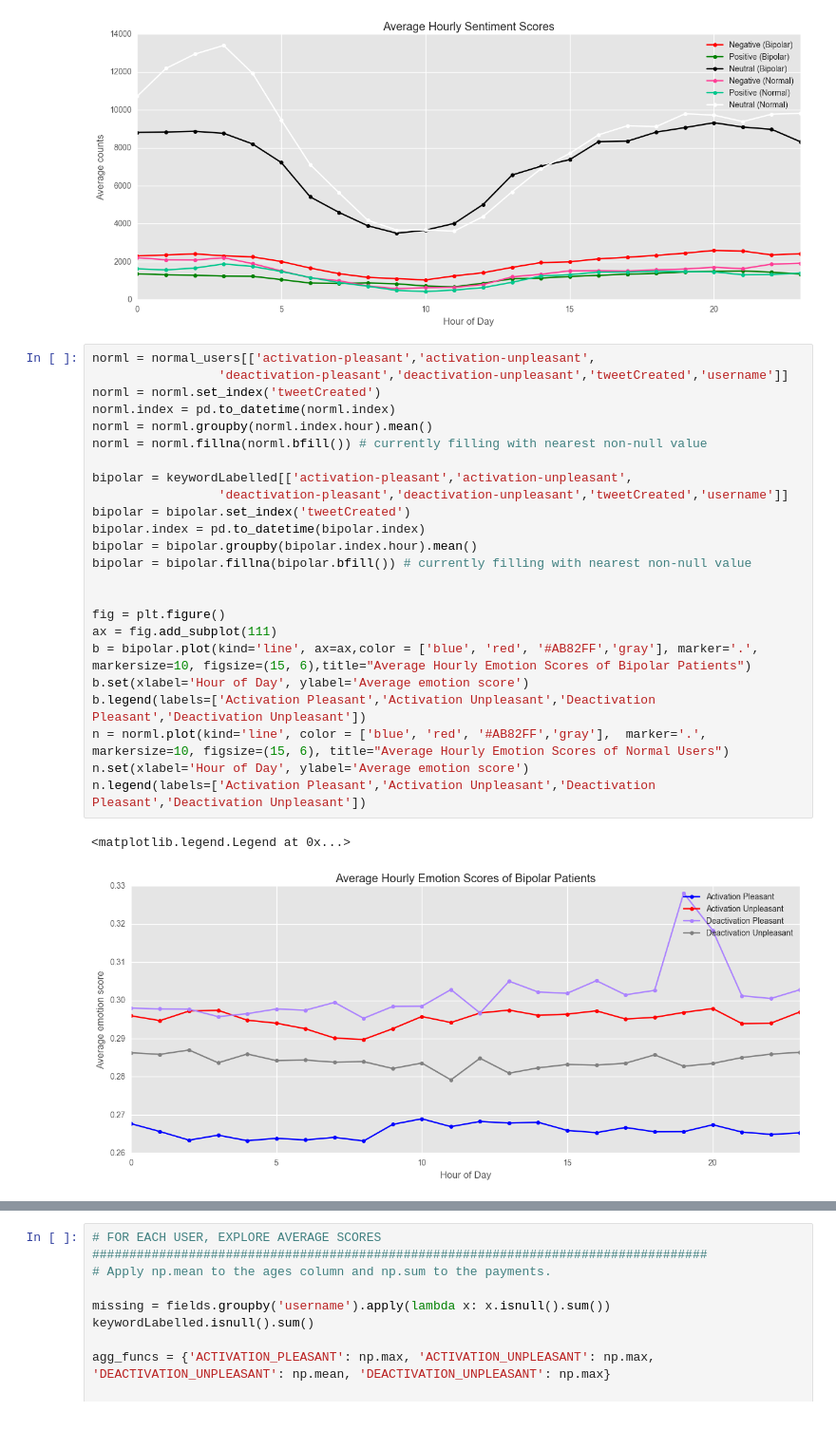
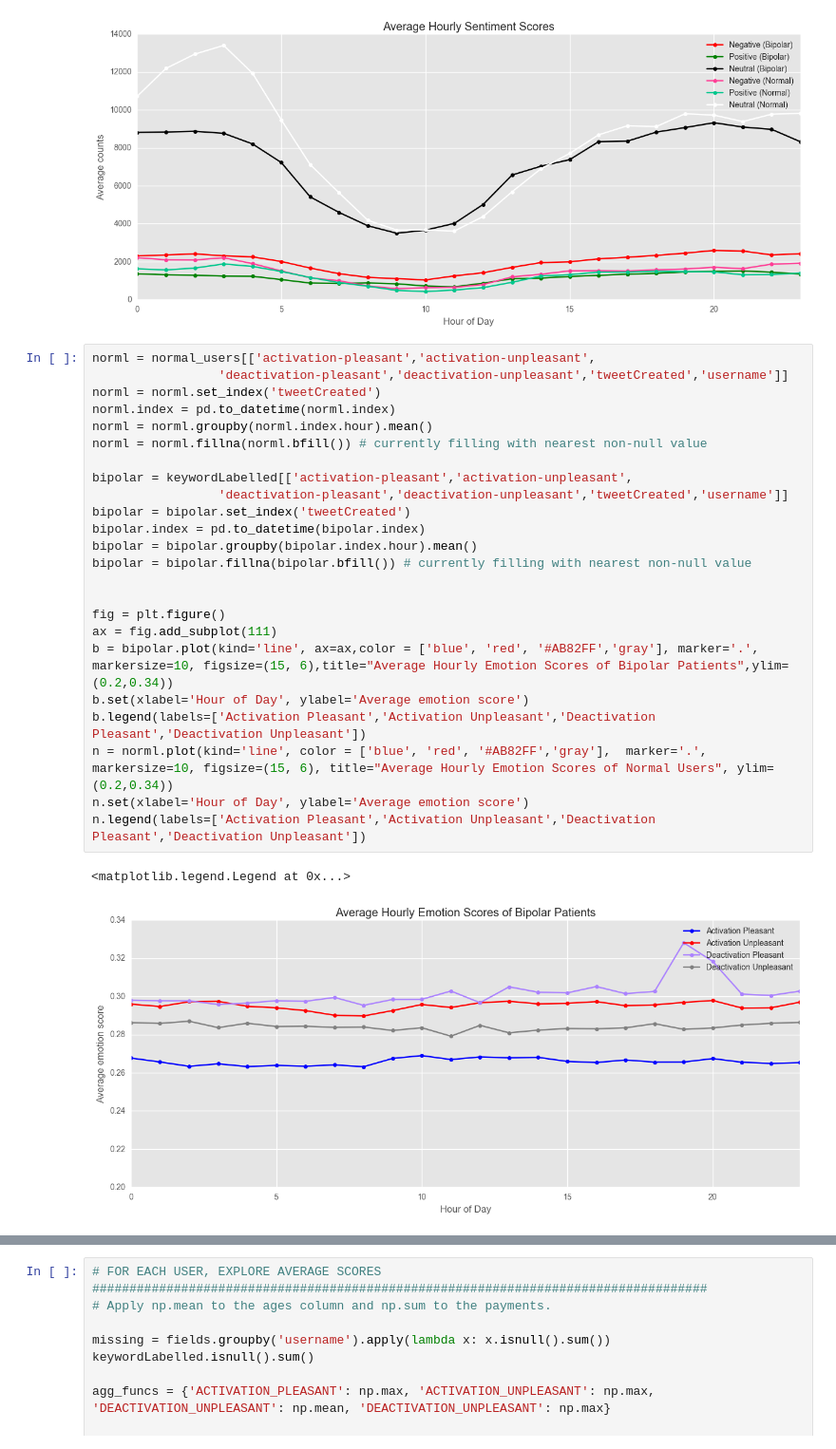
Before and after one commit to nweat/mental-health-research, a Jupyter notebook: patient_tweet_analysis/jupyter_stats/dataset_feature_labelling.ipynb, the cells around one changed output, grey strips where cells are left out. Shown at 95% size. Drawn from its saved outputs; the diff is of its cells as text.

```diff
--- a/patient_tweet_analysis/jupyter_stats/dataset_feature_labelling.ipynb
+++ b/patient_tweet_analysis/jupyter_stats/dataset_feature_labelling.ipynb
@@ -1048,27 +1046,27 @@ n.legend(labels=['Negative (Bipolar)','Positive (Bipolar)','Neutral (Bipolar)','
 # %%
 norml = normal_users[['activation-pleasant','activation-unpleasant',
                  'deactivation-pleasant','deactivation-unpleasant','tweetCreated','username']]
 norml = norml.set_index('tweetCreated')
 norml.index = pd.to_datetime(norml.index)
 norml = norml.groupby(norml.index.hour).mean()
 norml = norml.fillna(norml.bfill()) # currently filling with nearest non-null value
 
 bipolar = keywordLabelled[['activation-pleasant','activation-unpleasant',
                  'deactivation-pleasant','deactivation-unpleasant','tweetCreated','username']]
 bipolar = bipolar.set_index('tweetCreated')
 bipolar.index = pd.to_datetime(bipolar.index)
 bipolar = bipolar.groupby(bipolar.index.hour).mean()
 bipolar = bipolar.fillna(bipolar.bfill()) # currently filling with nearest non-null value
 
 
 fig = plt.figure()
 ax = fig.add_subplot(111)
-b = bipolar.plot(kind='line', ax=ax,color = ['blue', 'red', '#AB82FF','gray'], marker='.', markersize=10, figsize=(15, 6),title="Average Hourly Emotion Scores of Bipolar Patients")
+b = bipolar.plot(kind='line', ax=ax,color = ['blue', 'red', '#AB82FF','gray'], marker='.', markersize=10, figsize=(15, 6),title="Average Hourly Emotion Scores of Bipolar Patients",ylim=(0.2,0.34))
 b.set(xlabel='Hour of Day', ylabel='Average emotion score')
 b.legend(labels=['Activation Pleasant','Activation Unpleasant','Deactivation Pleasant','Deactivation Unpleasant'])
-n = norml.plot(kind='line', color = ['blue', 'red', '#AB82FF','gray'],  marker='.', markersize=10, figsize=(15, 6), title="Average Hourly Emotion Scores of Normal Users")
+n = norml.plot(kind='line', color = ['blue', 'red', '#AB82FF','gray'],  marker='.', markersize=10, figsize=(15, 6), title="Average Hourly Emotion Scores of Normal Users", ylim=(0.2,0.34))
 n.set(xlabel='Hour of Day', ylabel='Average emotion score')
 n.legend(labels=['Activation Pleasant','Activation Unpleasant','Deactivation Pleasant','Deactivation Unpleasant'])
 # %% [output]
 <matplotlib.legend.Legend at 0x...>
-[figure, old version]
+[figure, new version]
```
Also changed, not shown: parts of 8 cells of this notebook, 1 other file.
